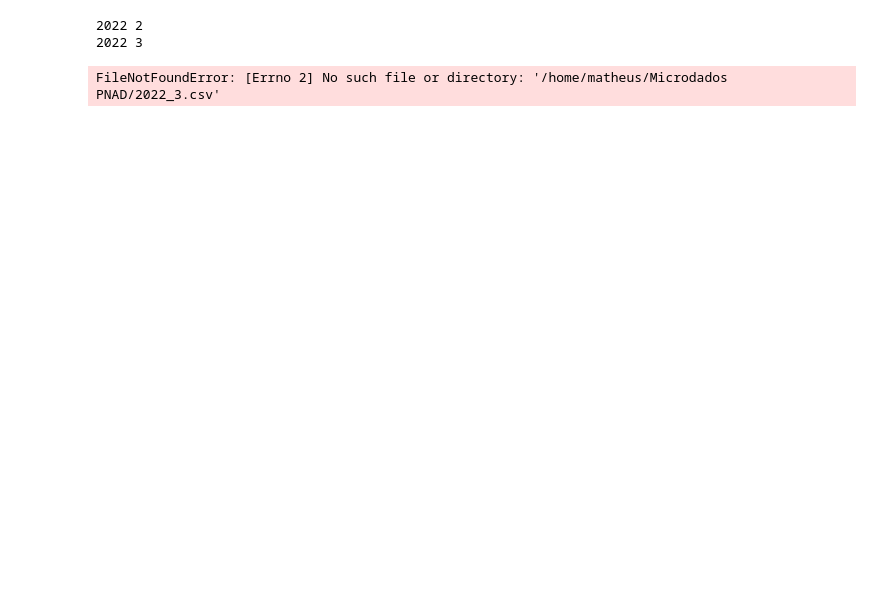
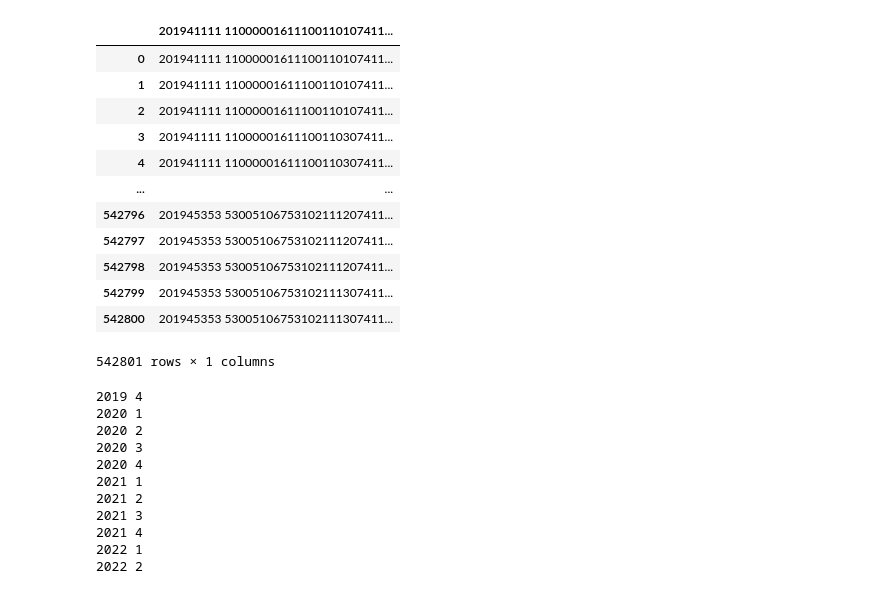
Before and after one commit to msbrasil/Mercado-de-Trabalho-Remoto, a Jupyter notebook: tratamento/convert2feather.ipynb, the cells around one changed output. Saved outputs shown, nothing was run; the diff lists cells and outputs as text; code cells hidden in the pictures; blank space fills up the shorter version.

```diff
--- a/tratamento/convert2feather.ipynb
+++ b/tratamento/convert2feather.ipynb
@@ -58,27 +57,64 @@ col_dtype = {
 175:'object',
 197:'object'
 }
+# %%
+pnad_2019_4_suplementar = pd.read_('C:\\Users\\est.matheus.brasil\\Documents\\Microdados PNAD Contínua\\PNADC_2019_trimestre4.txt',  sep='t', encoding='latin_1')
+# %%
+pnad_2019_4_suplementar
+# %% [output]
+|  | 201941111 11000001611100110107411... |
+| 0 | 201941111 11000001611100110107411... |
+| 1 | 201941111 11000001611100110107411... |
+| 2 | 201941111 11000001611100110107411... |
+| 3 | 201941111 11000001611100110307411... |
+| 4 | 201941111 11000001611100110307411... |
+| ... | ... |
+| 542796 | 201945353 53005106753102111207411... |
+| 542797 | 201945353 53005106753102111207411... |
+| 542798 | 201945353 53005106753102111207411... |
+| 542799 | 201945353 53005106753102111307411... |
+| 542800 | 201945353 53005106753102111307411... |
+542801 rows × 1 columns
 # %%
 #determina qual diretório usar para cada sistema operacional.
 import os
 if os.name == 'nt': #windows
     diretorio = 'C:\\Users\\est.matheus.brasil\\Documents\\Microdados PNAD Contínua\\'
-    enconding = 'latin_1'
+    diretorio_f = 'C:\\Users\\est.matheus.brasil\\Documents\\Microdados PNAD Contínua\\feather\\'
+    encoding = 'latin_1'
 else: #linux(ou mac)
     diretorio = '/home/matheus/Microdados PNAD/'
-    enconding = 'utf_8_sig'
+    diretorio_f = '/home/matheus/Microdados PNAD/feather/'
+    encoding = 'utf_8_sig'
 
 #Leitura de todas as bases com as variáveis selecionadas e criação de variáveis dinamicamente.
-diretorio_f = '/home/matheus/Microdados PNAD/feather/'
-
 
 for ano in range(2019, 2023):
     for tri in range(1, 5):
-        if ano == 2022 and tri > 1:
+        if ano == 2019  and tri > 3:
             print(ano, tri)
-            globals()[f'pnad_{ano}_{tri}'] = pd.read_csv(fr'{diretorio}{ano}_{tri}.csv', encoding=enconding, dtype=col_dtype)
-            feather.write_dataframe(globals()[f'pnad_{ano}_{tri}'], fr'{diretorio_f}{ano}_{tri}.feather')
+            globals()[f'pnad_{ano}_{tri}'] = pd.read_csv(fr'{diretorio}{ano}_{tri}.csv', encoding=encoding, dtype=col_dtype)
+            globals()[f'pnad_{ano}_{tri}'].to_feather(fr'{diretorio_f}{ano}_{tri}.feather')
+            del globals()[f'pnad_{ano}_{tri}']
+        if 2019 < ano < 2022:
+            print(ano, tri)
+            globals()[f'pnad_{ano}_{tri}'] = pd.read_csv(fr'{diretorio}{ano}_{tri}.csv', encoding=encoding, dtype=col_dtype)
+            globals()[f'pnad_{ano}_{tri}'].to_feather(fr'{diretorio_f}{ano}_{tri}.feather')
+            del globals()[f'pnad_{ano}_{tri}']
+        if ano == 2022 and tri < 3:
+            print(ano, tri)
+            globals()[f'pnad_{ano}_{tri}'] = pd.read_csv(fr'{diretorio}{ano}_{tri}.csv', encoding=encoding, dtype=col_dtype)
+            globals()[f'pnad_{ano}_{tri}'].to_feather(fr'{diretorio_f}{ano}_{tri}.feather')
+            del globals()[f'pnad_{ano}_{tri}']
 # %% [output]
+2019 4
+2020 1
+2020 2
+2020 3
+2020 4
+2021 1
+2021 2
+2021 3
+2021 4
+2022 1
 2022 2
-2022 3
-FileNotFoundError: [Errno 2] No such file or directory: '/home/matheus/Microdados PNAD/2022_3.csv'
```
Also changed, not shown: parts of 1 cell of this notebook, 3 other files.
